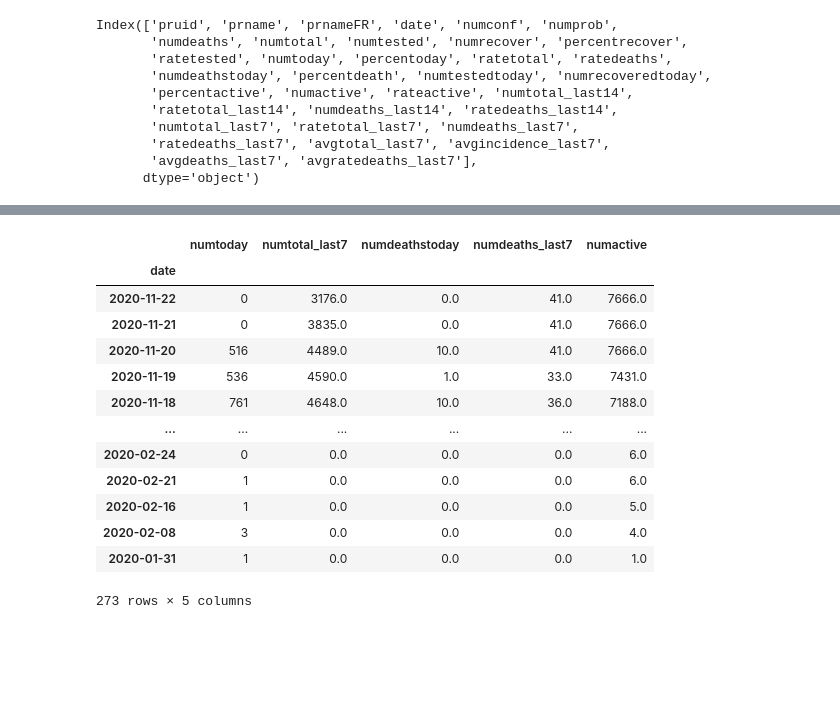
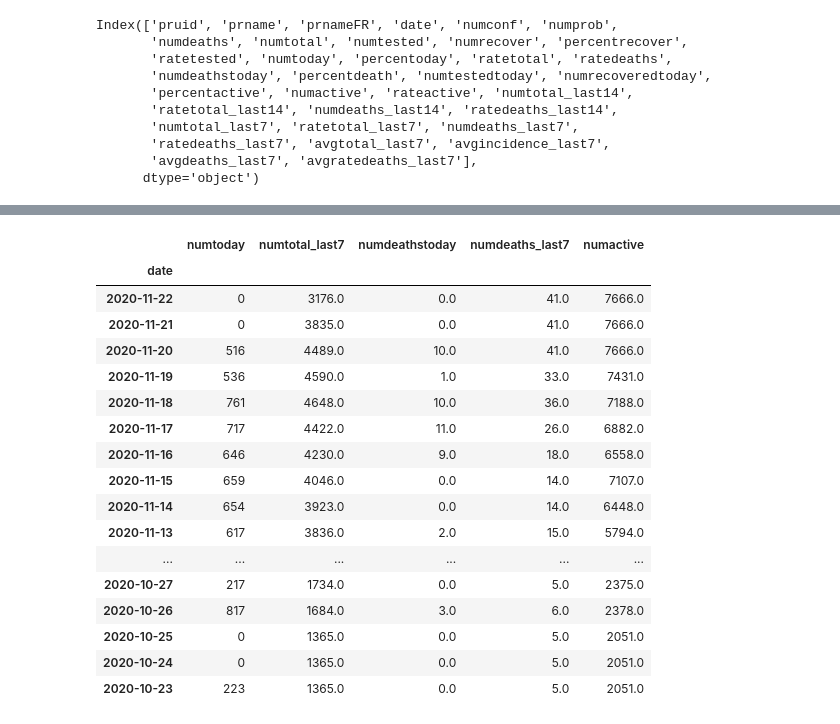
Before and after one commit to lclarko/data-science-final-project, a Jupyter notebook: notebooks/bc_covid_data.ipynb, the cells around one changed output, grey strips where cells are left out. Cells and saved outputs as stored; diff of their text form; code cells hidden in the pictures; blank space fills up the shorter version.

```diff
--- a/notebooks/bc_covid_data.ipynb
+++ b/notebooks/bc_covid_data.ipynb
@@ -65,33 +63,35 @@ df_bc[df_bc.numtoday == 0]
 # %%
 bc_df = df_bc[['prname', 'date', 'numconf', 'numdeaths', 'numtotal',
        'numtoday', 'percentoday', 'ratetotal', 'ratedeaths',
        'numdeathstoday', 'numactive', 'numtotal_last14',
        'ratetotal_last14', 'numdeaths_last14', 'ratedeaths_last14',
        'numtotal_last7', 'ratetotal_last7', 'numdeaths_last7',
        'ratedeaths_last7', 'avgtotal_last7', 'avgincidence_last7',
        'avgdeaths_last7']].groupby('date').sum()
 
-bc_df = bc_df.reset_index().sort_values(by='date')
-bc_df = bc_df[['date','numtoday','numtotal_last7','numdeathstoday','numdeaths_last7','numactive']]
-bc_df.head()
-bc_df.to_pickle('bc_covid_data.pkl')
+bc_df = bc_df.reset_index().sort_values(by='date').set_index('date').sort_index(ascending=False)
+bc_df = bc_df[['numtoday','numtotal_last7','numdeathstoday','numdeaths_last7','numactive']]
+bc_df.head(31)
+#bc_df.to_pickle('bc_covid_data.pkl')
+# %% [output]
+|  | numtoday | numtotal_last7 | numdeathstoday | numdeaths_last7 | numactive |
+| date |  |  |  |  |  |
+| 2020-11-22 | 0 | 3176.0 | 0.0 | 41.0 | 7666.0 |
+| 2020-11-21 | 0 | 3835.0 | 0.0 | 41.0 | 7666.0 |
+| 2020-11-20 | 516 | 4489.0 | 10.0 | 41.0 | 7666.0 |
+| 2020-11-19 | 536 | 4590.0 | 1.0 | 33.0 | 7431.0 |
+| 2020-11-18 | 761 | 4648.0 | 10.0 | 36.0 | 7188.0 |
+| 2020-11-17 | 717 | 4422.0 | 11.0 | 26.0 | 6882.0 |
+| 2020-11-16 | 646 | 4230.0 | 9.0 | 18.0 | 6558.0 |
+| 2020-11-15 | 659 | 4046.0 | 0.0 | 14.0 | 7107.0 |
+| 2020-11-14 | 654 | 3923.0 | 0.0 | 14.0 | 6448.0 |
+| 2020-11-13 | 617 | 3836.0 | 2.0 | 15.0 | 5794.0 |
+| ... | ... | ... | ... | ... | ... |
+| 2020-10-27 | 217 | 1734.0 | 0.0 | 5.0 | 2375.0 |
+| 2020-10-26 | 817 | 1684.0 | 3.0 | 6.0 | 2378.0 |
+| 2020-10-25 | 0 | 1365.0 | 0.0 | 5.0 | 2051.0 |
+| 2020-10-24 | 0 | 1365.0 | 0.0 | 5.0 | 2051.0 |
+| 2020-10-23 | 223 | 1365.0 | 0.0 | 5.0 | 2051.0 |
-# %%
-bc_df.set_index('date').sort_index(ascending=False)
-# %% [output]
-|  | numtoday | numtotal_last7 | numdeathstoday | numdeaths_last7 | numactive |
-| date |  |  |  |  |  |
-| 2020-11-22 | 0 | 3176.0 | 0.0 | 41.0 | 7666.0 |
-| 2020-11-21 | 0 | 3835.0 | 0.0 | 41.0 | 7666.0 |
-| 2020-11-20 | 516 | 4489.0 | 10.0 | 41.0 | 7666.0 |
-| 2020-11-19 | 536 | 4590.0 | 1.0 | 33.0 | 7431.0 |
-| 2020-11-18 | 761 | 4648.0 | 10.0 | 36.0 | 7188.0 |
-| ... | ... | ... | ... | ... | ... |
-| 2020-02-24 | 0 | 0.0 | 0.0 | 0.0 | 6.0 |
-| 2020-02-21 | 1 | 0.0 | 0.0 | 0.0 | 6.0 |
-| 2020-02-16 | 1 | 0.0 | 0.0 | 0.0 | 5.0 |
-| 2020-02-08 | 3 | 0.0 | 0.0 | 0.0 | 4.0 |
-| 2020-01-31 | 1 | 0.0 | 0.0 | 0.0 | 1.0 |
-273 rows × 5 columns
 # %%
 def get_covid_data(df_name='df_bc_covid',globe=True):
     if globe:
```
Also changed, not shown: parts of 7 cells of this notebook, 3 other files.
